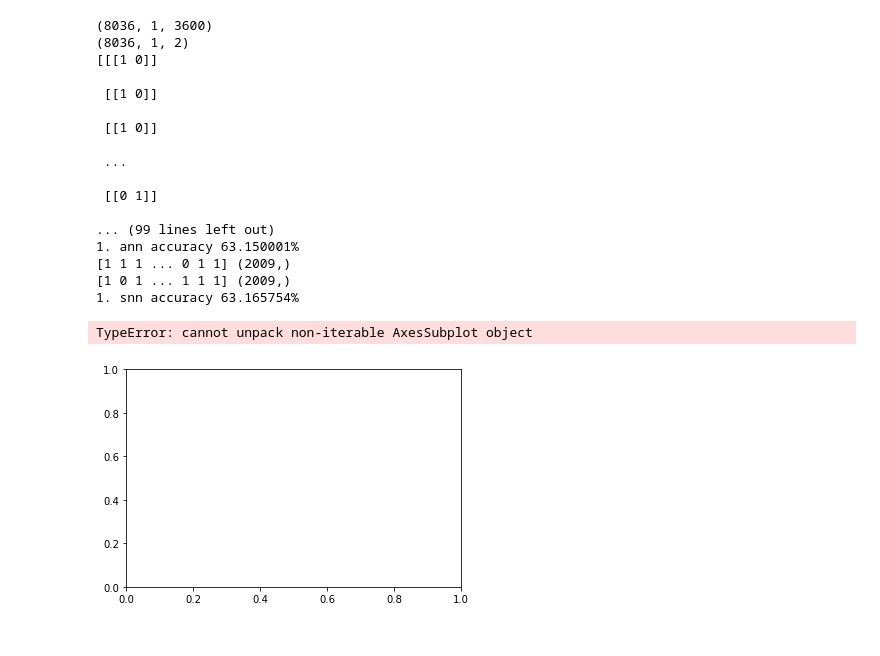
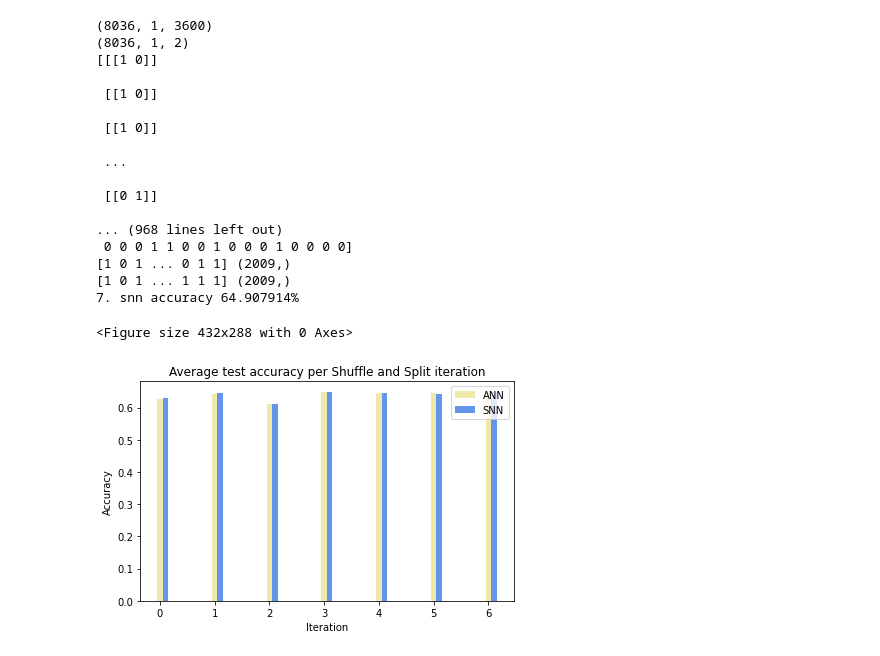
Before and after one commit to honzikv/use-of-snn, a Jupyter notebook: notebooks/p300-nengo-snn.ipynb, the cells around one changed output. Cells and saved outputs as stored; diff of their text form; code cells hidden in the pictures.

```diff
--- a/notebooks/p300-nengo-snn.ipynb
+++ b/notebooks/p300-nengo-snn.ipynb
@@ -54,14 +55,14 @@ def create_model():
     Function to create tensorflow model
     """
     input = Input(shape=(1200, 3, 1), name='input_layer')
-    conv2d = Conv2D(filters=6, kernel_size=(3, 3), activation=keras.activations.relu)(input)
+    conv2d = Conv2D(filters=6, kernel_size=(3, 3), activation='relu')(input)
     dropout1 = Dropout(0.5, seed=0)(conv2d)
-    avg_pooling = AveragePooling2D(pool_size=(1, 8), padding='same')(dropout1)
-    flatten = Flatten()(avg_pooling)
-    dense1 = Dense(100, activation=keras.activations.relu)(flatten)
+    # avg_pooling = AveragePooling2D(pool_size=(1, 8), padding='same')(dropout1)
+    flatten = Flatten()(dropout1)
+    dense1 = Dense(100, activation='relu')(flatten)
     batch_norm = BatchNormalization()(dense1)
     dropout2 = Dropout(0.5, seed=0)(batch_norm)
-    output = Dense(2, activation=keras.activations.softmax, name='output_layer')(dropout2)
+    output = Dense(2, activation='sigmoid', name='output_layer')(dropout2)
 
     return Model(inputs=input, outputs=output)
 # %%
@@ -96,7 +97,7 @@ def run_nengo_ann(train_x, train_y, valid_x, valid_y, test_x, test_y,
     return model, history, ann_results
 
 def run_nengo_spiking(test_x, test_y, model, params=os.path.join('nengo', 'network_params'),
-                      spiking_scaling=500, synapse=0.01, timesteps = 30):
+                      spiking_scaling=1000, synapse=0.01, timesteps = 30):
     """
     Runs SNN as ANN parameter with SpikingRectifiedLinear() activation instead of elu
     """
@@ -116,7 +117,10 @@ def run_nengo_spiking(test_x, test_y, model, params=os.path.join('nengo', 'netwo
         predictions = simulator.predict(time_tiled_x)[output_layer]
         # slice all except for last timestep and get argmax of it
         predictions = predictions[:, timesteps-2, :]
+        print(predictions[10:100])
+
         predictions = np.argmax(predictions, axis=-1)
+        print(predictions[10:100])
         print(predictions, predictions.shape)
 
         test_y = np.squeeze(test_y, axis=1)
@@ -136,8 +140,7 @@ print('test_x: {}, shape: {}, test_y: {}, shape: {}'.format(test_x, test_x.shape
 valid, ann, snn = [], [], []
 
 iter = 1
-monte_carlo = ShuffleSplit(n_splits=1, test_size=.25, random_state=seed)
-
+monte_carlo = ShuffleSplit(n_splits=7, test_size=.25, random_state=seed)
 for train, validation in monte_carlo.split(train_x):
 
     print('iteration {}'.format(iter))
@@ -174,36 +177,36 @@ for train, validation in monte_carlo.split(train_x):
 
  [[0 1]]
 
-... (99 lines left out)
-1. ann accuracy 63.150001%
-[1 1 1 ... 0 1 1] (2009,)
+... (968 lines left out)
+ 0 0 0 1 1 0 0 1 0 0 0 1 0 0 0 0]
+[1 0 1 ... 0 1 1] (2009,)
 [1 0 1 ... 1 1 1] (2009,)
-1. snn accuracy 63.165754%
+7. snn accuracy 64.907914%
 # %%
 # Visualize using bar graph
 
 def visualize(ann_eval, snn_eval):
     fig = plt.figure()
 
     average_ann, average_snn = [], snn_eval
     for eval in ann_eval:
         average_ann.append(eval['probe_accuracy'])
 
-    fig, ax = plt.subplot()
+    fig, ax = plt.subplots()
     index = np.arange(len(average_ann))
 
     bar_width = 0.1
     ann_bars = plt.bar(index, average_ann, bar_width, color='palegoldenrod', label='ANN')
     snn_bars = plt.bar(index + bar_width, average_snn, bar_width, color='cornflowerblue', label='SNN')
-    plt.xlabel('Model accuracy')
-    plt.ylabel('Iteration')
+    plt.xlabel('Iteration')
+    plt.ylabel('Accuracy')
     plt.title('Average test accuracy per Shuffle and Split iteration')
     plt.legend()
     plt.tight_layout()
 
     plt.show()
 
 visualize(ann, snn)
 # %% [output]
-TypeError: cannot unpack non-iterable AxesSubplot object
+<Figure size 432x288 with 0 Axes>
-[figure, old version]
+[figure, new version]
```
Also changed, not shown: parts of 2 cells of this notebook.
